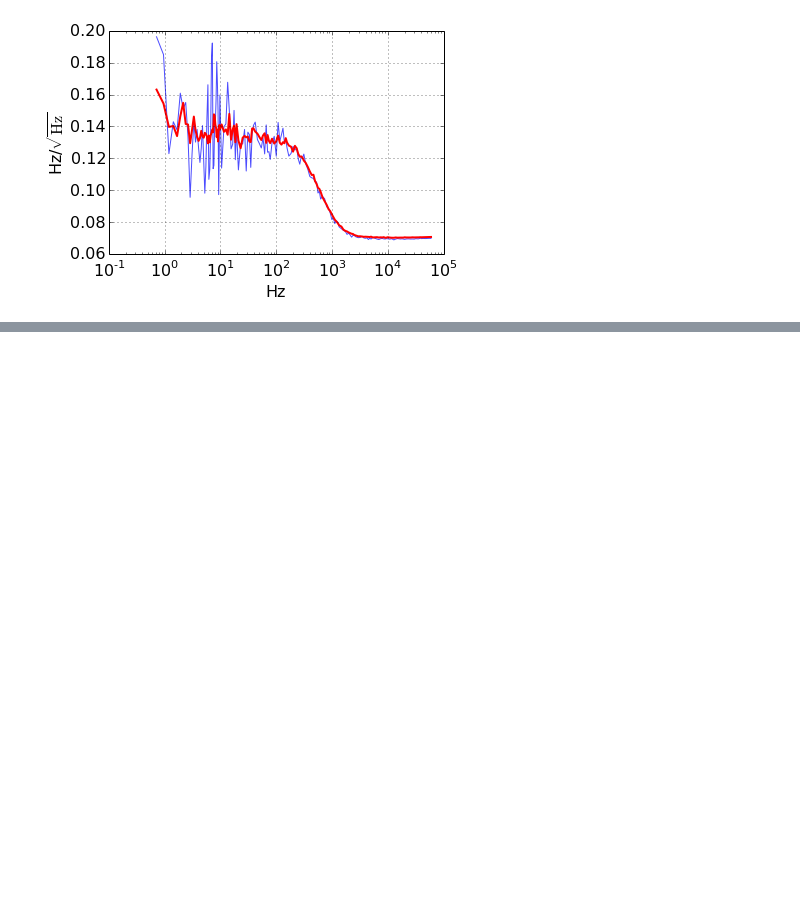
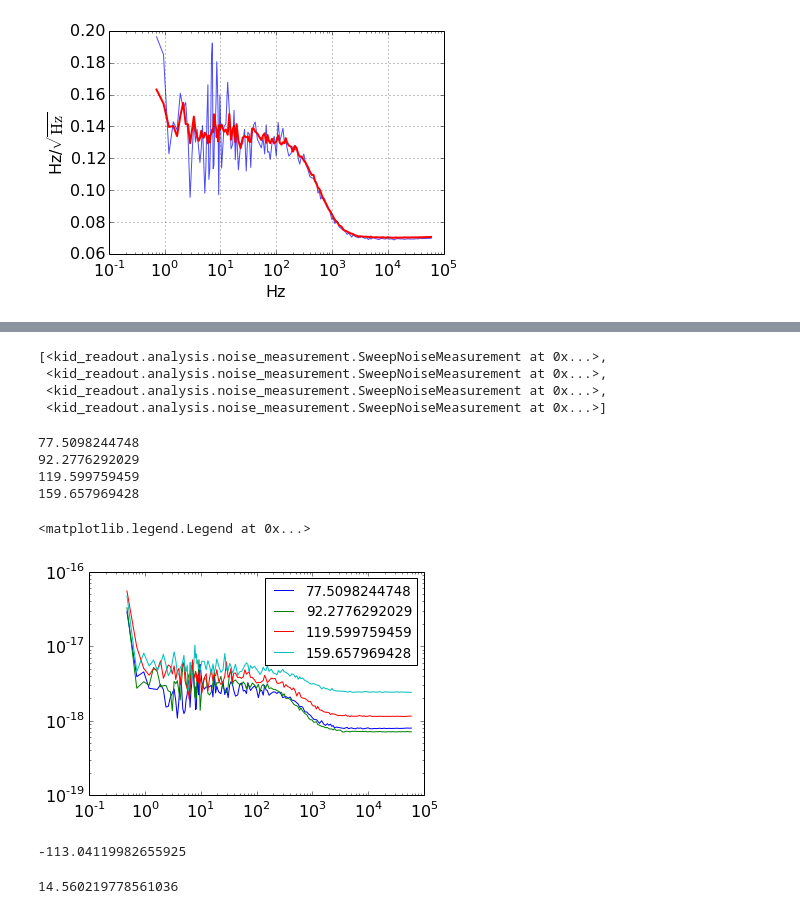
Before and after one commit to gitj/notebooks, a Jupyter notebook: 2014-06-24-average-psd.ipynb, the cells around one changed output, grey strips where cells are left out. Drawn from its saved outputs; the diff is of its cells as text; code cells hidden in the pictures; blank space fills up the shorter version.

```diff
--- a/2014-06-24-average-psd.ipynb
+++ b/2014-06-24-average-psd.ipynb
@@ -61,0 +81,2 @@ xlabel('Hz')
+# %%
+nms2 = [kid_readout.analysis.noise_measurement.SweepNoiseMeasurement(ncs[0],resonator_index=k,deglitch_threshold=7) for k in range(4)]
@@ -61,0 +101,27 @@ xlabel('Hz')
+# %%
+nms2
+# %% [output]
+[<kid_readout.analysis.noise_measurement.SweepNoiseMeasurement at 0x...>,
+ <kid_readout.analysis.noise_measurement.SweepNoiseMeasurement at 0x...>,
+ <kid_readout.analysis.noise_measurement.SweepNoiseMeasurement at 0x...>,
+ <kid_readout.analysis.noise_measurement.SweepNoiseMeasurement at 0x...>]
+# %%
+for nm in nms2:
+    print nm.resonator_model.f_0
+    loglog(nm.pca_freq[2:],nm.pca_eigvals[1,2:],label=(str(nm.resonator_model.f_0)))
+legend(loc='upper right',prop=dict(size='small'))
+# %% [output]
+77.5098244748
+92.2776292029
+119.599759459
+159.657969428
+<matplotlib.legend.Legend at 0x...>
+[figure, added]
+# %%
+nms[0].power_dbm
+# %% [output]
+-113.04119982655925
+# %%
+np.sqrt(4**2+14**2)
+# %% [output]
+14.560219778561036
```
Also changed, not shown: parts of 7 cells of this notebook.
